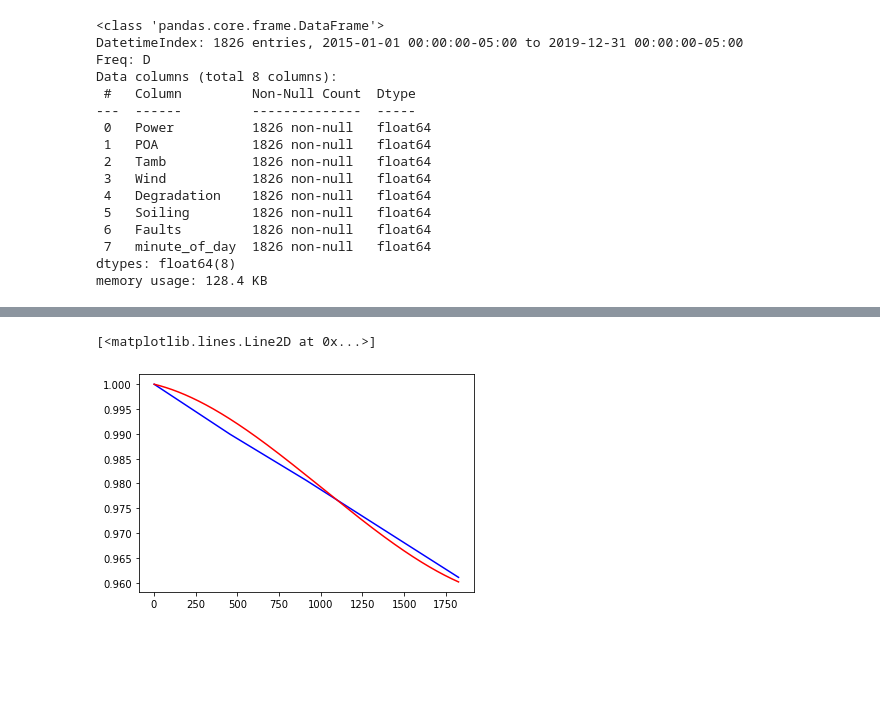
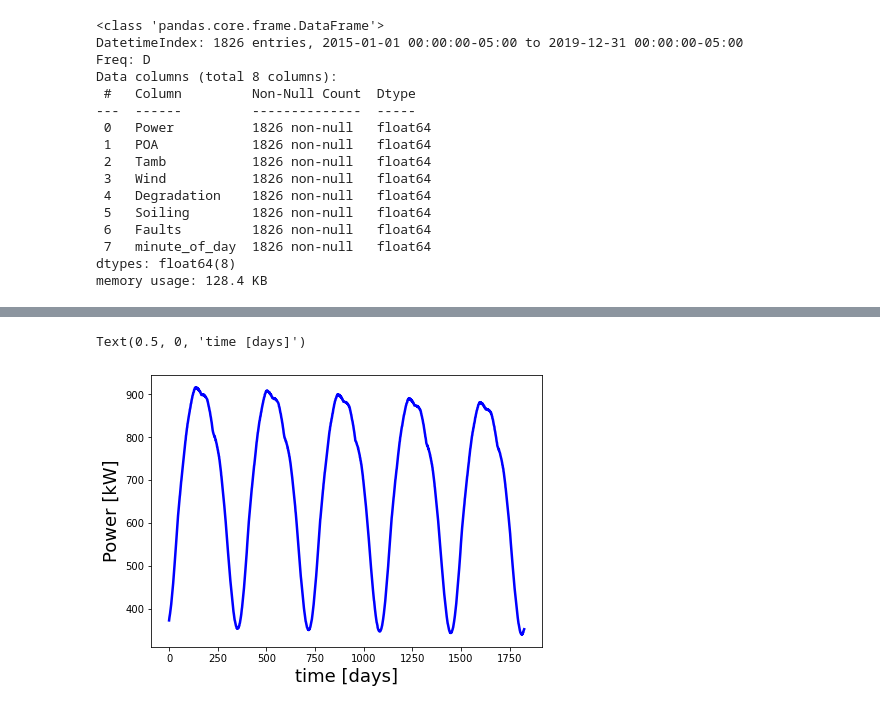
Before and after one commit to Rufski/S2DS-EPRI, a Jupyter notebook: notebooks/1.0-mb-decomposition-EEMD.ipynb, the cells around one changed output, grey strips where cells are left out. Saved outputs shown, nothing was run; the diff lists cells and outputs as text; code cells hidden in the pictures; blank space fills up the shorter version.

```diff
--- a/notebooks/1.0-mb-decomposition-EEMD.ipynb
+++ b/notebooks/1.0-mb-decomposition-EEMD.ipynb
@@ -107,9 +84,10 @@ plt.tight_layout()
-# %%
-fig, ax = plt.subplots()
-df_years = df_basic.resample("y").mean()
-years    = [1., days[-1]/4, days[-1]/4*2, days[-1]/4*3, days[-1]/4*4]
-ax.plot(years, df_years.Power.to_numpy()/df_years.Power.to_numpy()[0], color="blue")
-ax.plot(days, eIMFs[-1]/eIMFs[-1][0], color="red")
-# %% [output]
-[<matplotlib.lines.Line2D at 0x...>]
-[figure, removed]
+# %%
+fig, ax = plt.subplots(figsize=(7, 5))
+ax.plot(df_basic.Power.to_numpy(), color="blue", ls="-", lw=2.5)
+ax.set_ylabel("Power [kW]", fontsize=18)
+ax.set_xlabel("time [days]", fontsize=18)
+#ax.set_xlim([85, 125])
+#ax.set_ylim([800, 900])
+# %% [output]
+Text(0.5, 0, 'time [days]')
+[figure, added]
```
Also changed, not shown: parts of 30 cells of this notebook.
